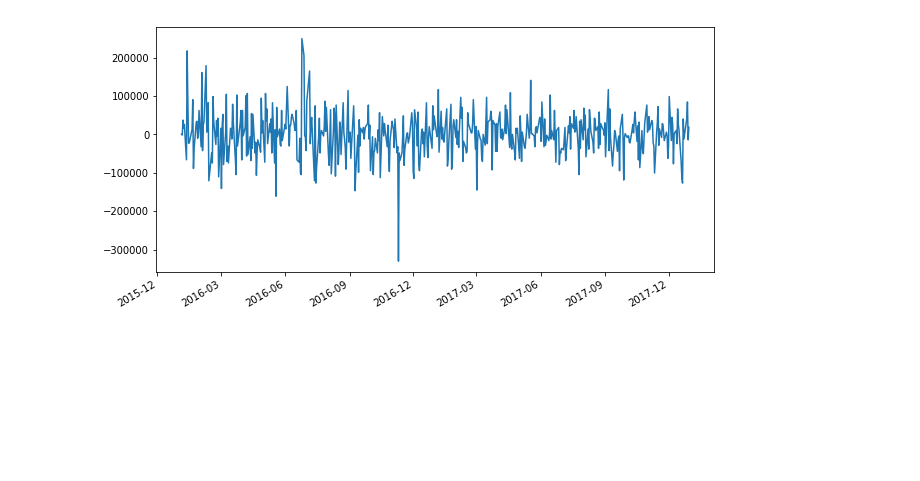
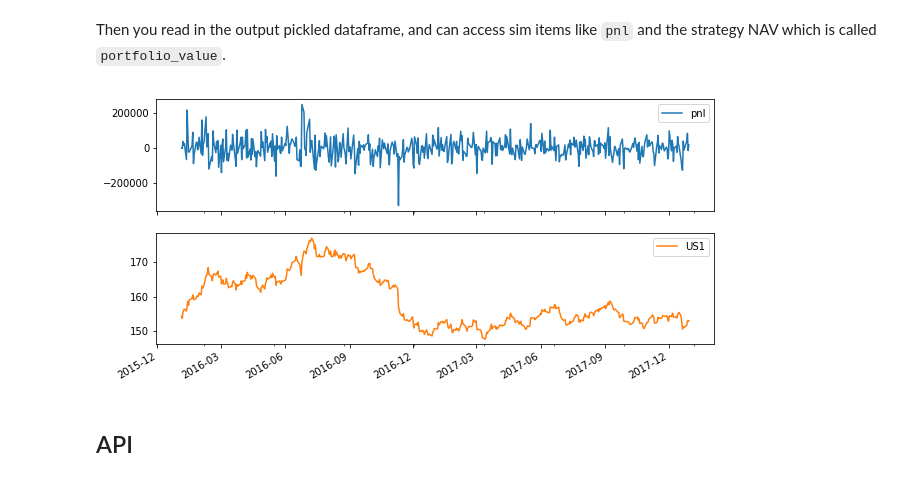
Before and after one commit to marketneutral/misc_research, a Jupyter notebook: zipline-install/run_strat.ipynb, the cells around one changed output. Saved outputs shown, nothing was run; the diff lists cells and outputs as text; code cells hidden in the pictures; blank space fills up the shorter version.

```diff
--- a/zipline-install/run_strat.ipynb
+++ b/zipline-install/run_strat.ipynb
@@ -25,6 +34,10 @@ Wall time: 1.27 s
+# %% [markdown]
+Then you read in the output pickled dataframe, and can access sim items like `pnl` and the strategy NAV which is called `portfolio_value`.
 # %%
 df = pd.read_pickle('outfile.pickle')
 # %%
-df.pnl.plot();
+df[['pnl', 'US1']].plot(subplots=True);
 # %% [output]
-[figure, old version]
+[figure, new version]
+# %% [markdown]
+## API
```
Also changed, not shown: parts of 3 cells of this notebook, 3 other files.
